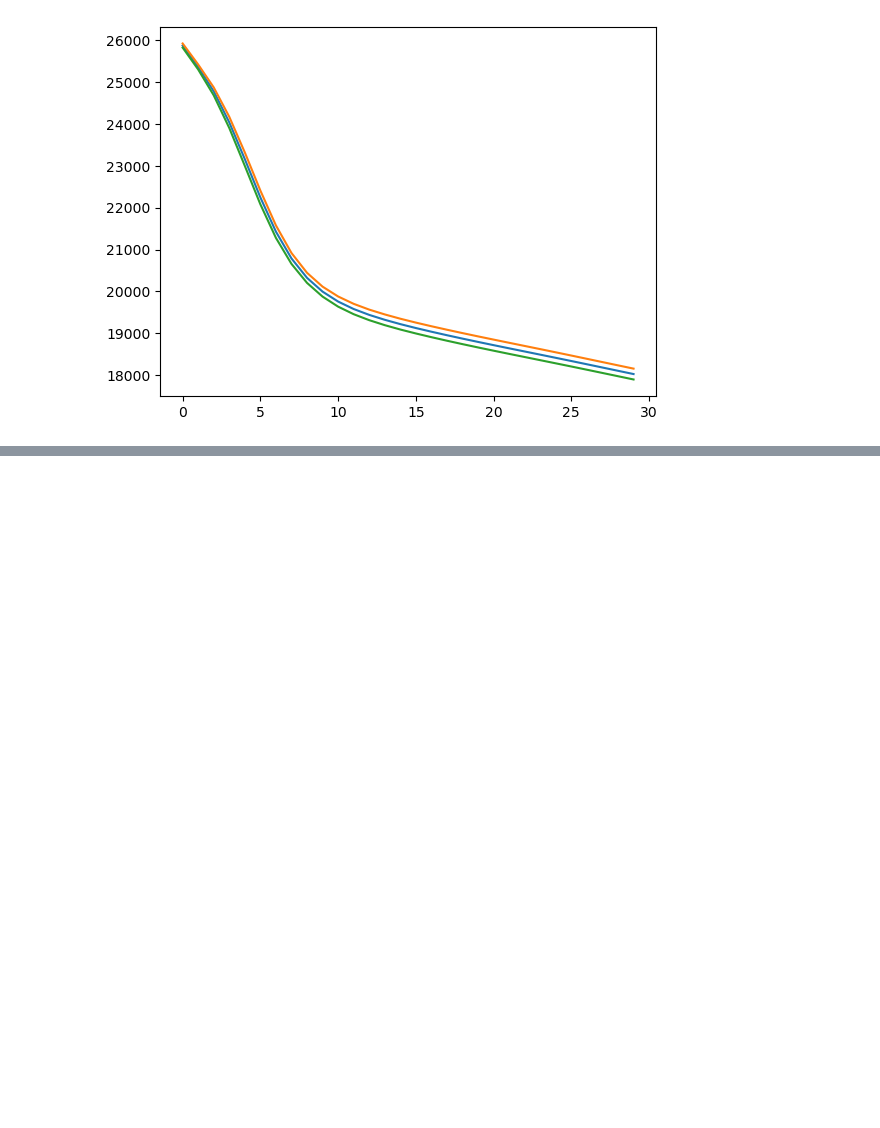
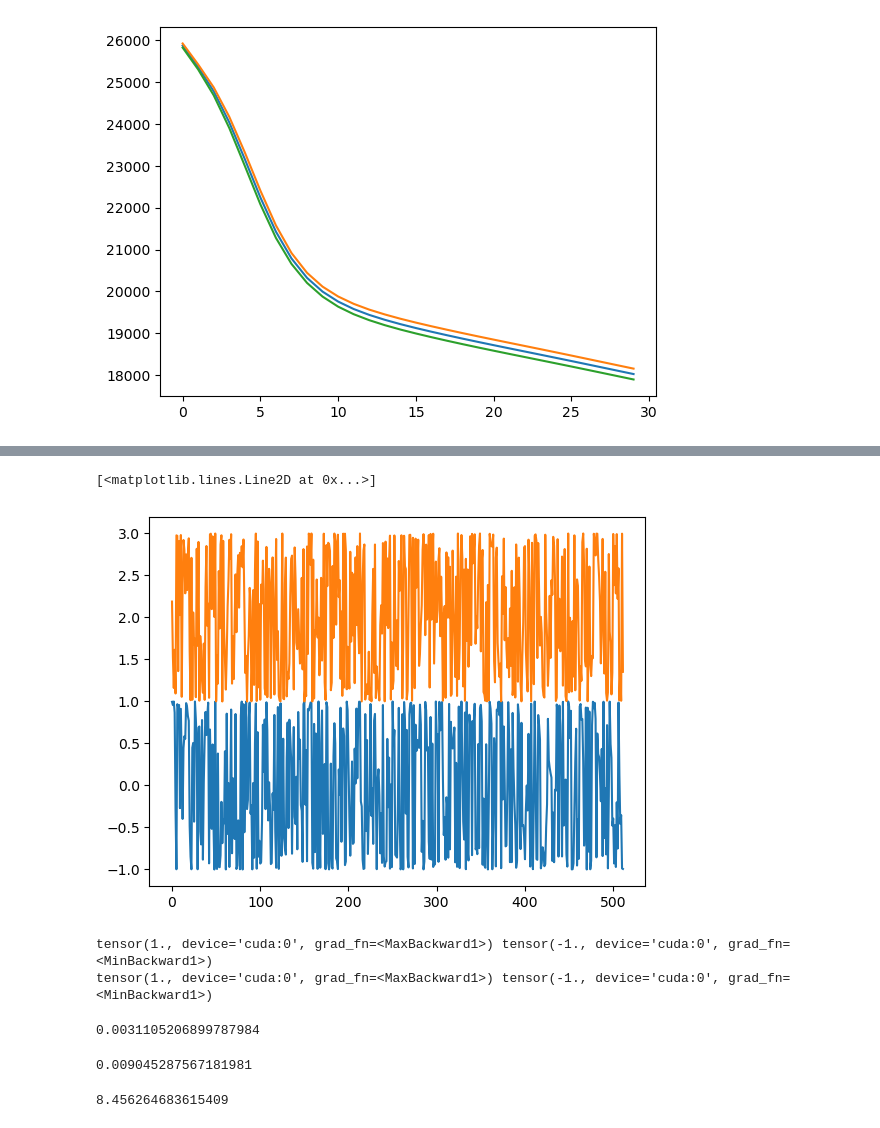
Before and after one commit to SigurdHuse/master_project, a Jupyter notebook: test.ipynb, the cells around one changed output, grey strips where cells are left out. Cells and saved outputs as stored; diff of their text form; code cells hidden in the pictures; blank space fills up the shorter version.

```diff
--- a/test.ipynb
+++ b/test.ipynb
@@ -156,0 +162,11 @@ for idx, i in enumerate(types_of_loss, 5):
+# %%
+DEVICE = torch.device("cuda:0" if torch.cuda.is_available() else "cpu")
+dataloader = DataGeneratorEuropean1D([0,1], [0,200], 40, 0.05, 0.5, DEVICE)
+# %%
+X, y1 = dataloader.get_pde_data_tensor(128)
+encoding = rff.layers.GaussianEncoding(sigma=10.0, input_size=2, encoded_size=256).to(DEVICE)
+X_e = encoding(X)
+print(X_e.shape)
+X = dataloader.normalize(X)
+X_s = encoding(X)
+print(X_s)
@@ -156,0 +185,27 @@ for idx, i in enumerate(types_of_loss, 5):
+# %%
+plt.plot(X_e[:,0].to("cpu").detach())
+plt.plot(X_s[:,0].to("cpu").detach() + 2)
+# %% [output]
+[<matplotlib.lines.Line2D at 0x...>]
+[figure, added]
+# %%
+print(torch.max(X_e), torch.min(X_e))
+print(torch.max(X_s), torch.min(X_s))
+# %% [output]
+tensor(1., device='cuda:0', grad_fn=<MaxBackward1>) tensor(-1., device='cuda:0', grad_fn=<MinBackward1>)
+tensor(1., device='cuda:0', grad_fn=<MaxBackward1>) tensor(-1., device='cuda:0', grad_fn=<MinBackward1>)
+# %%
+import numpy as np
+X1 = np.loadtxt("results/mse_data_with_fourier.txt")
+X1.mean()
+# %% [output]
+0.0031105206899787984
+# %%
+X2 = np.loadtxt("results/rmse_data_no_fourier.txt")
+X2.mean()
+# %% [output]
+0.009045287567181981
+# %%
+(X2.mean() / X1.mean())**2
+# %% [output]
+8.456264683615409
```
Also changed, not shown: parts of 3 cells of this notebook, 3 other files.
